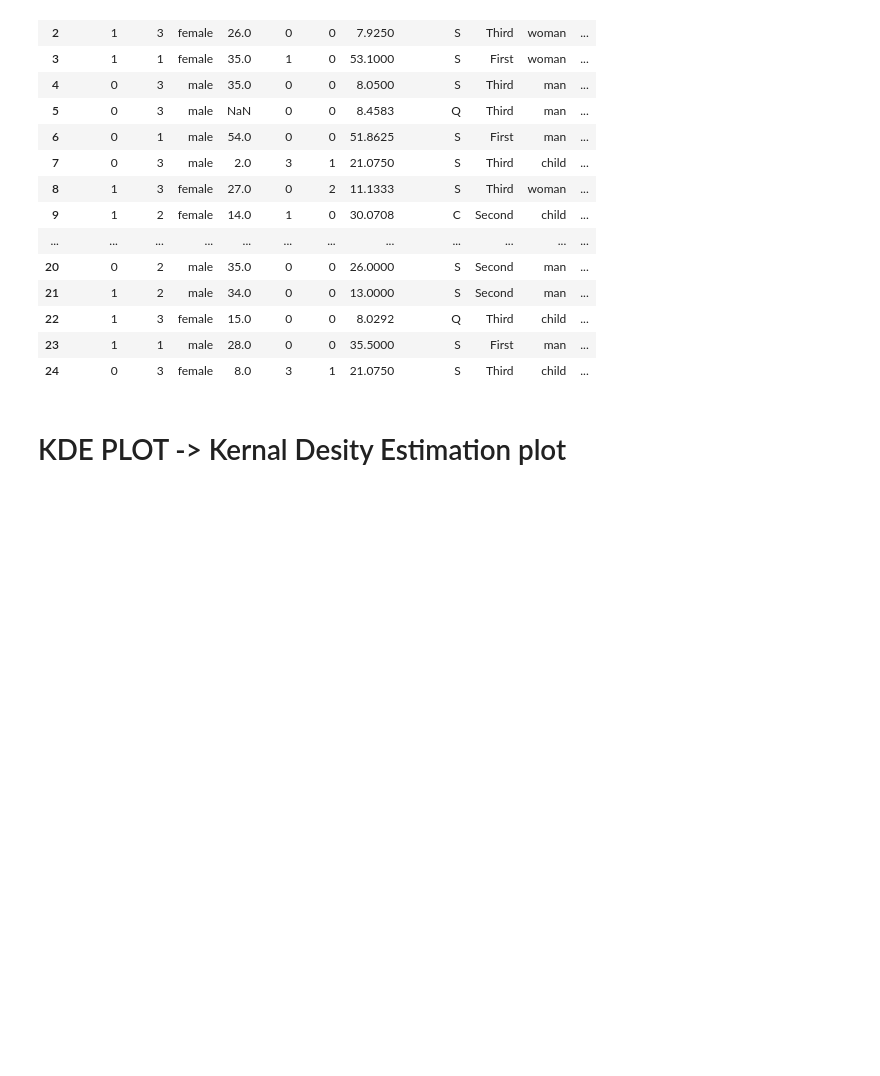
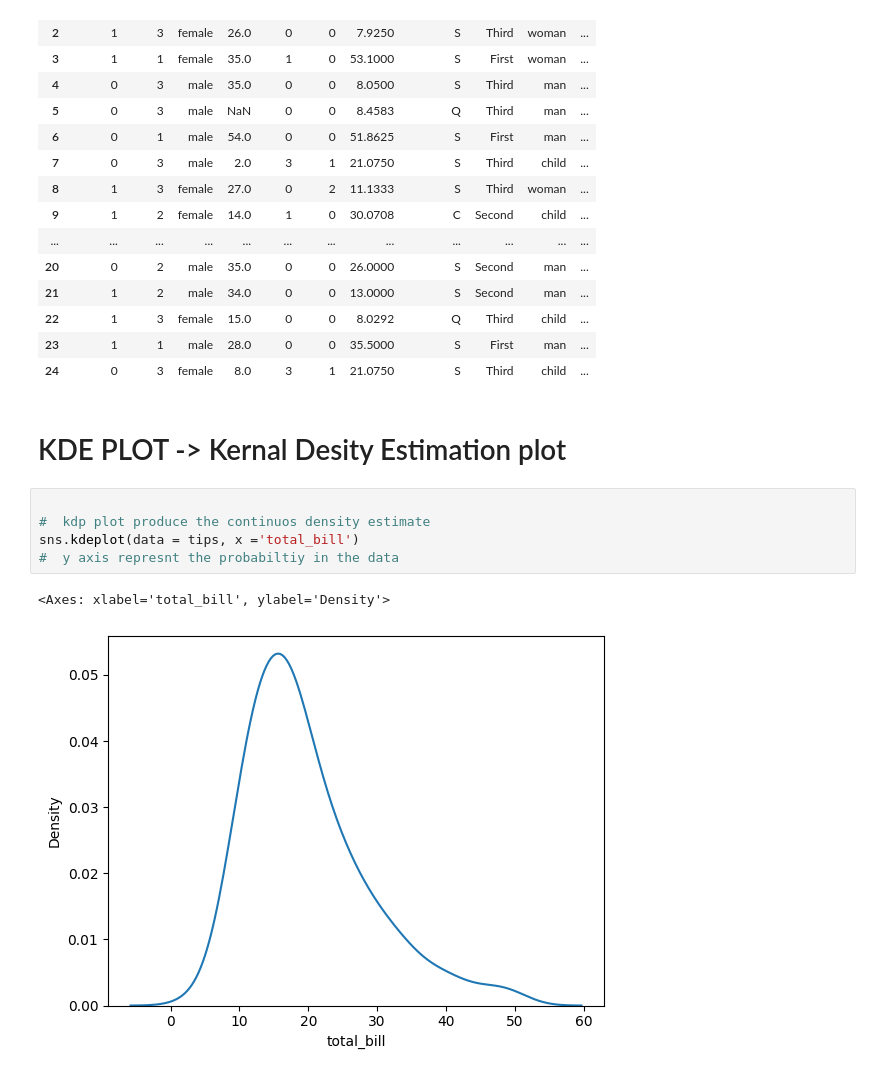
Before and after one commit to Shivam-fibo/Seaborn-Python, a Jupyter notebook: Distibution Plot.ipynb, the cells around one changed output. Saved outputs shown, nothing was run; the diff lists cells and outputs as text; blank space fills up the shorter version.

```diff
--- a/Distibution Plot.ipynb
+++ b/Distibution Plot.ipynb
@@ -85,3 +84,11 @@ titanic.head(25)
 | 24 | 0 | 3 | female | 8.0 | 3 | 1 | 21.0750 | S | Third | child | ... |
 # %% [markdown]
 # KDE PLOT -> Kernal Desity Estimation plot
+# %%
+
+#  kdp plot produce the continuos density estimate
+sns.kdeplot(data = tips, x ='total_bill')
+#  y axis represnt the probabiltiy in the data
+# %% [output]
+<Axes: xlabel='total_bill', ylabel='Density'>
+[figure, added]
```
Also changed, not shown: parts of 17 cells of this notebook, 2 other files.
